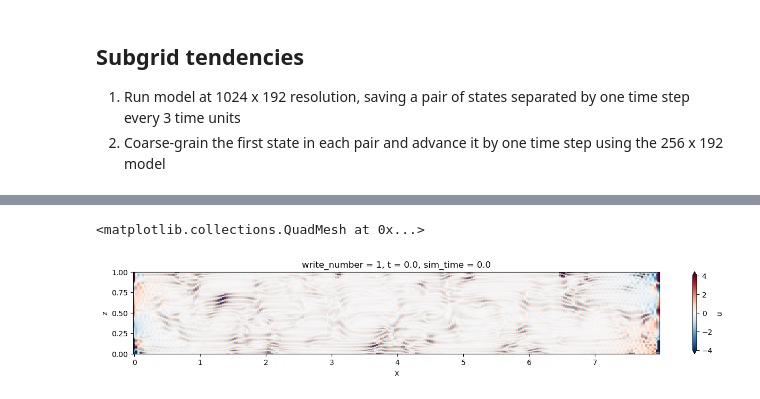
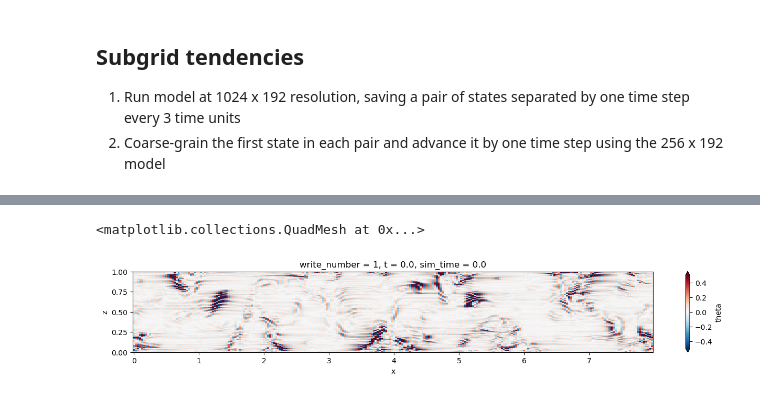
Before and after one commit to tschanzer/honours-project, a Jupyter notebook: notebooks/training_data.ipynb, the cells around one changed output, grey strips where cells are left out. Cells and saved outputs as stored; diff of their text form; code cells hidden in the pictures.

Commit message:
Start exploratory analysis of subgrid tendencies

```diff
--- a/notebooks/training_data.ipynb
+++ b/notebooks/training_data.ipynb
@@ -59,7 +59,7 @@ def tendency(state_t, state_tplusdt):
     return tend.assign_coords({'t': state_t.t})
 
 regridder = regridding.Regridder(
-    fine_t, coarse_t, dims=['z', 'x'], limits={'z': (0, 1), 'x': (0, 8)})
+    fine_t, coarse_t, limits={'z': (0, 1)}, periods={'x': 8})
 
 fine_tend = tendency(fine_t, fine_tplusdt)
 coarse_tend = tendency(coarse_t, coarse_tplusdt)
@@ -67,5 +77,5 @@ subgrid_tend = regridder(fine_tend.compute()) - coarse_tend.compute()
 # %%
-subgrid_tend.u.isel(t=0).plot(figsize=(16,2), vmin=-4, vmax=4, cmap='RdBu_r')
+subgrid_tend.theta.isel(t=0).plot(figsize=(16,2), vmin=-0.5, vmax=0.5, cmap='RdBu_r')
 # %% [output]
 <matplotlib.collections.QuadMesh at 0x...>
-[figure, old version]
+[figure, new version]
```
Also changed, not shown: parts of 4 cells of this notebook.
